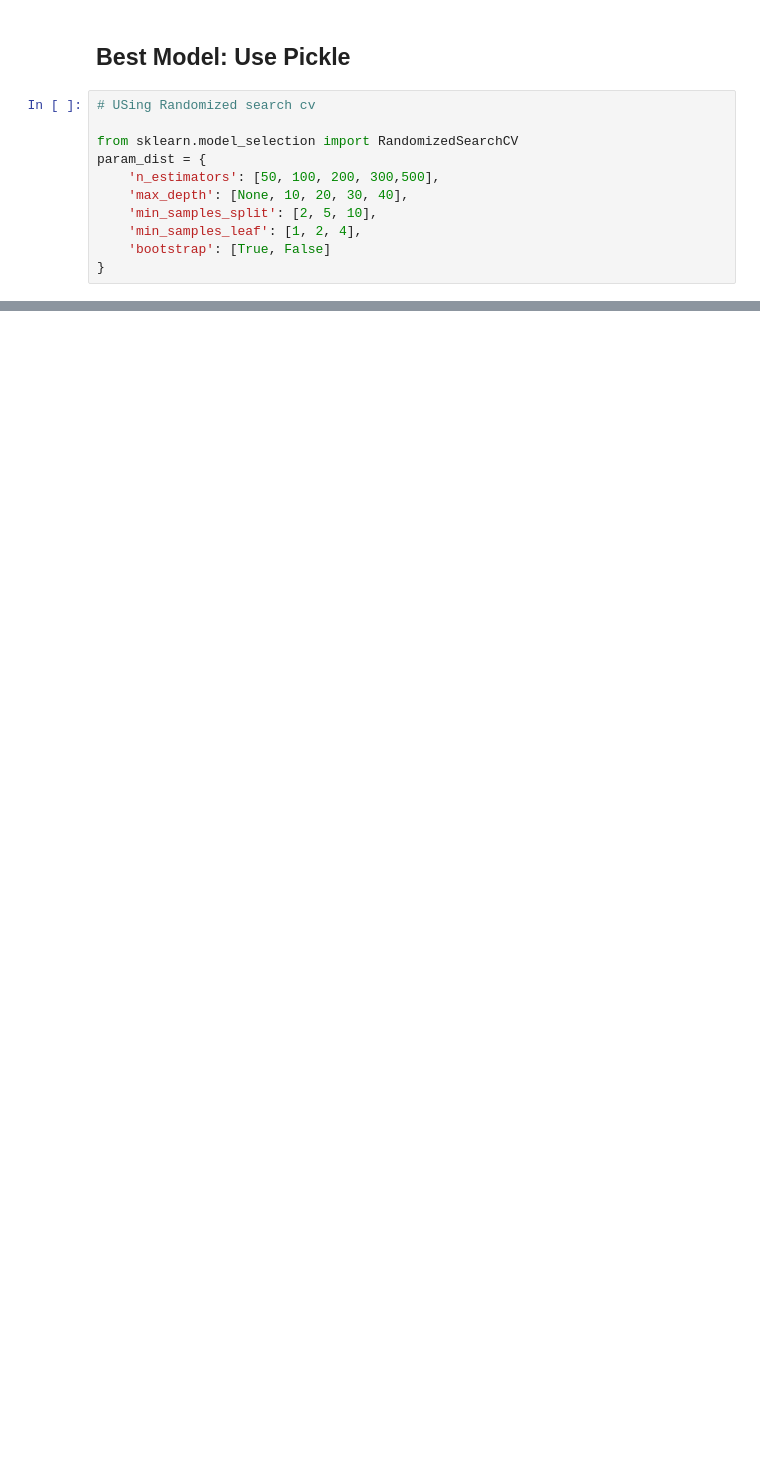
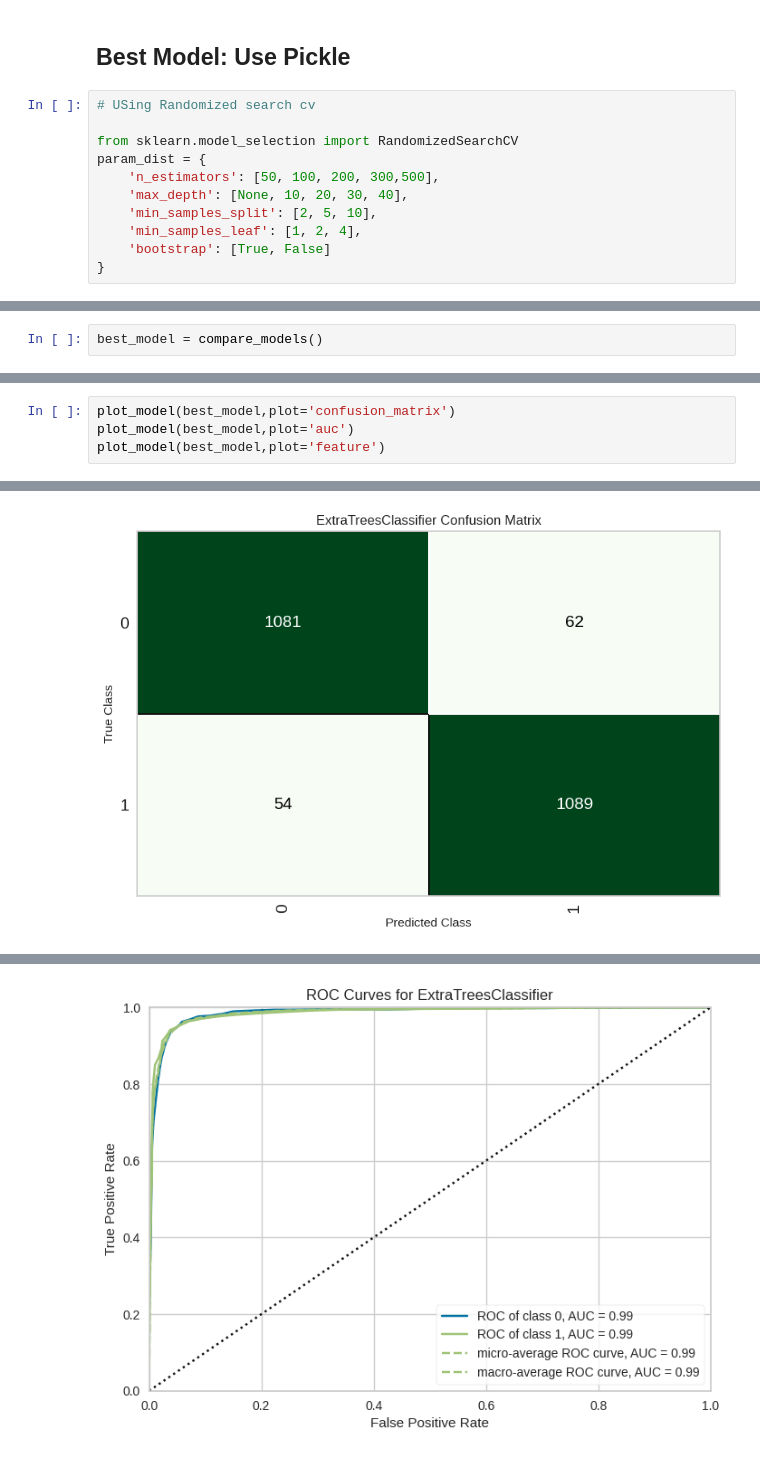
Before and after one commit to Ajay-Kandagatla/DATASCIENCE, a Jupyter notebook: MachineLearning_Model_(1).ipynb, the cells around one changed output, grey strips where cells are left out. Cells and saved outputs as stored; diff of their text form; blank space fills up the shorter version.

```diff
--- a/MachineLearning_Model_(1).ipynb
+++ b/MachineLearning_Model_(1).ipynb
@@ -283,0 +357,2 @@ param_dist = {
+# %%
+best_model = compare_models()
@@ -283,0 +399,5 @@ param_dist = {
+# %%
+plot_model(best_model,plot='confusion_matrix')
+plot_model(best_model,plot='auc')
+plot_model(best_model,plot='feature')
+# %% [output]
@@ -283,0 +405 @@ param_dist = {
+[figure, added]
@@ -283,0 +407 @@ param_dist = {
+[figure, added]
```
Also changed, not shown: parts of 17 cells of this notebook.
